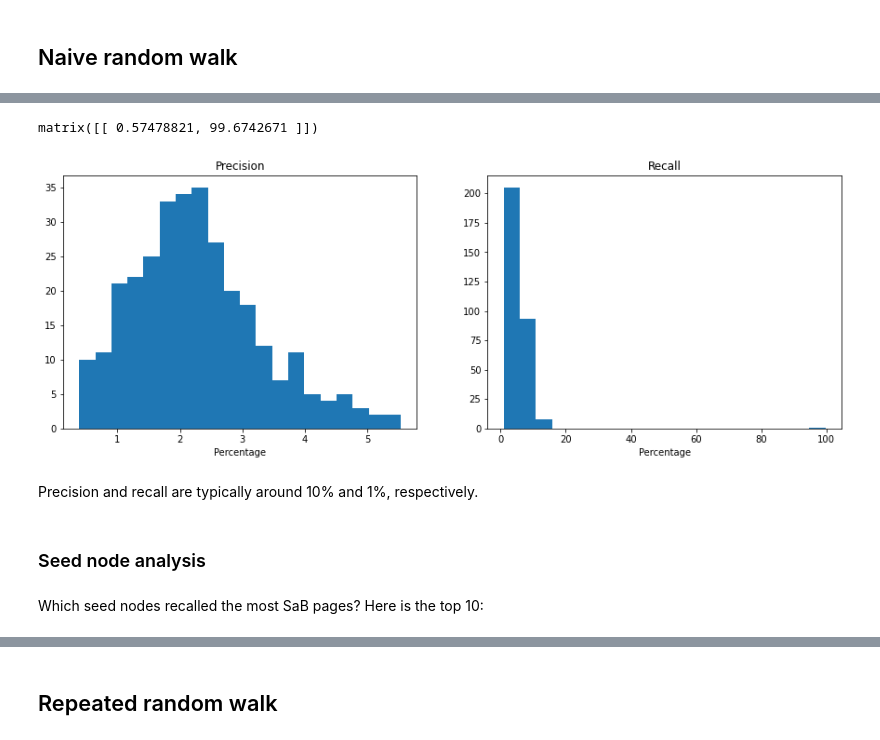
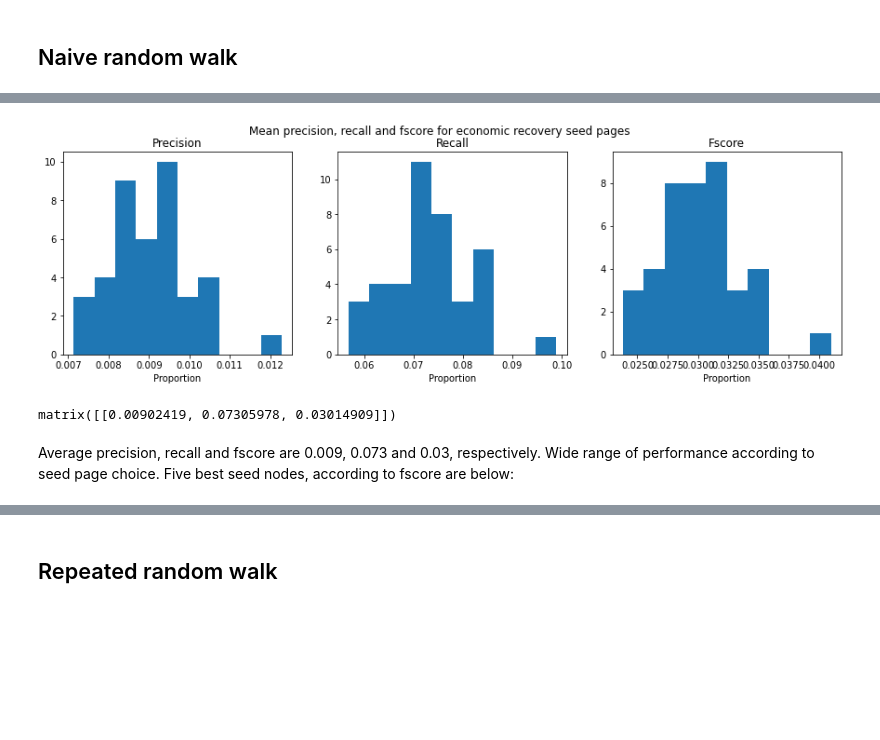
Before and after one commit to alphagov/govuk-wuj-network-analysis, a Jupyter notebook: notebooks/WUJ Community Detection.ipynb, the cells around one changed output, grey strips where cells are left out. Cells and saved outputs as stored; diff of their text form; code cells hidden in the pictures; blank space fills up the shorter version.

```diff
--- a/notebooks/WUJ Community Detection.ipynb
+++ b/notebooks/WUJ Community Detection.ipynb
@@ -3,2 +24,12 @@
+# %%
+import gspread
+from oauth2client.service_account import ServiceAccountCredentials
+
+GOOGLE_APPLICATION_CREDENTIALS = os.getenv('GOOGLE_APPLICATION_CREDENTIALS')
+
+# Connect to service account
+scope = ['https://spreadsheets.google.com/feeds']
+credentials = ServiceAccountCredentials.from_json_keyfile_name(GOOGLE_APPLICATION_CREDENTIALS, scope)
+gc = gspread.authorize(credentials)
 # %% [markdown]
 ### Read graph
@@ -73,0 +124,7 @@ If a random walk were only to visit nodes within the SaB WUJ, some nodes will be
+# %%
+# get networkx graph as undirected network
+G = G.to_undirected()
+
+# G_simple will become a simplified version of G that can be plotted with Bokeh
+# because the original G has nested dictionaries in it, which Bokeh doesn't like
+G_simple = G.copy()
@@ -96,11 +267,8 @@ Average degree:  21.3595
 # %% [markdown]
 # Random walks
 # %%
-# get networkx graph
-G = nx.read_gpickle("../data/processed/5_hits_per_contentID_graph.gpickle").to_undirected()
-
-# get SaB pages
-sab_pages = pd.read_csv("../data/processed/sab_pages.csv").pagePath.tolist()
+# get networkx graph as undirected network
+G = G.to_undirected()
 
 # get adjacency matrix of G
 A = nx.adj_matrix(G, weight=None)
@@ -131,5 +300,5 @@ list(product(sab_pages,list(range(10))))[2975]
 # %%
-results = rw.repeat_random_walks(N=300, M=1, T=A, G=G, seed_pages=sab_pages, proba=False, combine='no', n_jobs=1)
+results = rw.repeat_random_walks(steps=500, repeats=100, T=A, G=G, seed_pages=er_pages, proba=False, combine='no', n_jobs=-1)
 seed_paths = results['pages_visited']
-scores = np.matrix([np.mean([rw.evaluate(results['seeds'], path) for path in paths], axis=0) for paths in seed_paths])
+scores = np.matrix([np.mean([rw.evaluate(er_pages, path) for path in paths], axis=0) for paths in seed_paths])
 # %% [output]
@@ -158,33 +306,21 @@ seed_paths[0][1]
-# %%
-scores[np.argmax(scores[:,1])]
-# %% [output]
-matrix([[ 0.57478821, 99.6742671 ]])
-# %%
-precisions = []
-recalls = []
-
-# number of steps to take in random walk
-N = 1000
-
-for sab_page in tqdm(sab_pages):
-    pred = rw.walk_get_slugs(A, G, N, sab_page, proba=False)
-    p, r = rw.evaluate(sab_pages, pred)
-    precisions.append(p)
-    recalls.append(r)
-
-fig, ax = plt.subplots(1, 2, figsize=(15,5))
-ax[0].hist(precisions, bins=20);
-ax[0].set_title("Precision");
-ax[0].set_xlabel("Percentage");
-ax[1].hist(recalls, bins=20);
-ax[1].set_title("Recall");
-ax[1].set_xlabel("Percentage");
-# %% [output]
-[figure, removed]
-# %% [markdown]
-Precision and recall are typically around 10% and 1%, respectively.
-# %% [markdown]
-### Seed node analysis
-# %% [markdown]
-Which seed nodes recalled the most SaB pages? Here is the top 10:
+# %%
+fig, ax = plt.subplots(1, 3, figsize=(15,4))
+fig.suptitle('Mean precision, recall and fscore for economic recovery seed pages')
+ax[0].hist(scores[:,0]);
+ax[0].set_title("Precision");
+ax[0].set_xlabel("Proportion");
+ax[1].hist(scores[:,1]);
+ax[1].set_title("Recall");
+ax[1].set_xlabel("Proportion");
+ax[2].hist(scores[:,2]);
+ax[2].set_title("Fscore");
+ax[2].set_xlabel("Proportion");
+# %% [output]
+[figure, added]
+# %%
+np.mean(scores, axis=0)
+# %% [output]
+matrix([[0.00902419, 0.07305978, 0.03014909]])
+# %% [markdown]
+Average precision, recall and fscore are 0.009, 0.073 and 0.03, respectively. Wide range of performance according to seed page choice. Five best seed nodes, according to fscore are below:
 # %%
```
Also changed, not shown: parts of 169 cells of this notebook, 10 other files.
